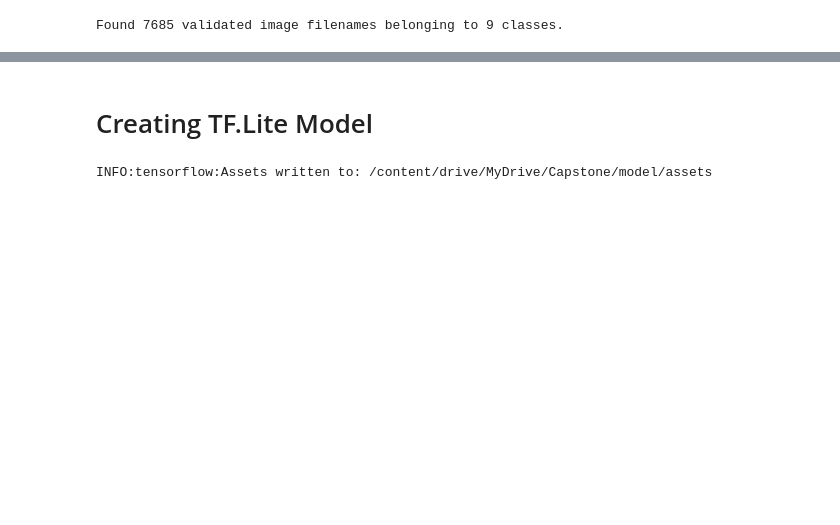
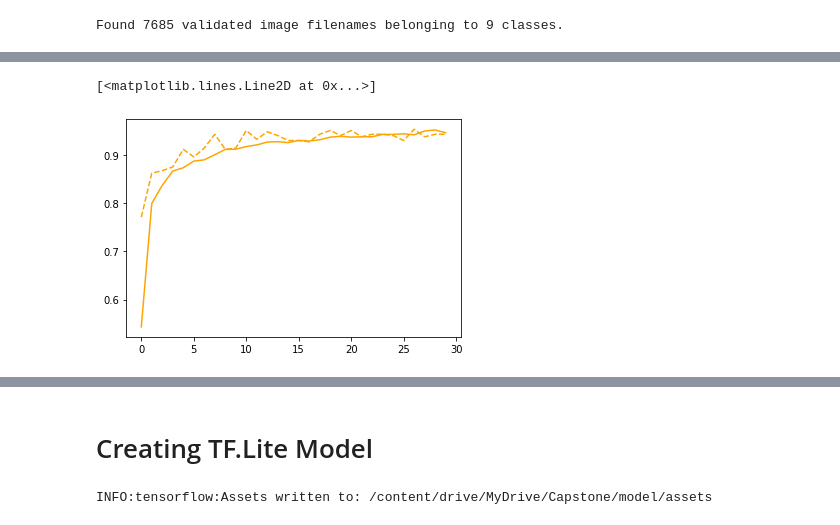
Before and after one commit to Lustiyana/ML_Capstone-Project, a Jupyter notebook: Capstone_Project(Klasifikasi_Sampah).ipynb, the cells around one changed output, grey strips where cells are left out. Cells and saved outputs as stored; diff of their text form; code cells hidden in the pictures; blank space fills up the shorter version.

```diff
--- a/Capstone_Project(Klasifikasi_Sampah).ipynb
+++ b/Capstone_Project(Klasifikasi_Sampah).ipynb
@@ -95,9 +107,10 @@ len(train_data), len(val_data), len(test_data)
 # %%
-train_generator = data_generator.flow_from_dataframe(
+train_generator = train_generator.flow_from_dataframe(
     dataframe=train_data,
     directory=directory,
     x_col='name',
     y_col='target',
+    color_mode="rgb",
     target_size=(224, 224),
     class_mode='categorical',
     batch_size=64,
@@ -218,3 +214,13 @@ Epoch 21: early stopping
+# %%
+plt.plot(model_info.history['accuracy'],
+         label='train accuracy augmented',
+         c='orange', ls='-')
+plt.plot(model_info.history['val_accuracy'],
+         label='test accuracy augmented',
+         c='orange',ls='--')
+# %% [output]
+[<matplotlib.lines.Line2D at 0x...>]
+[figure, added]
 # %%
 test_x, test_y = val_generator.__getitem__(1)
 
```
Also changed, not shown: parts of 12 cells of this notebook, 1 other file.
